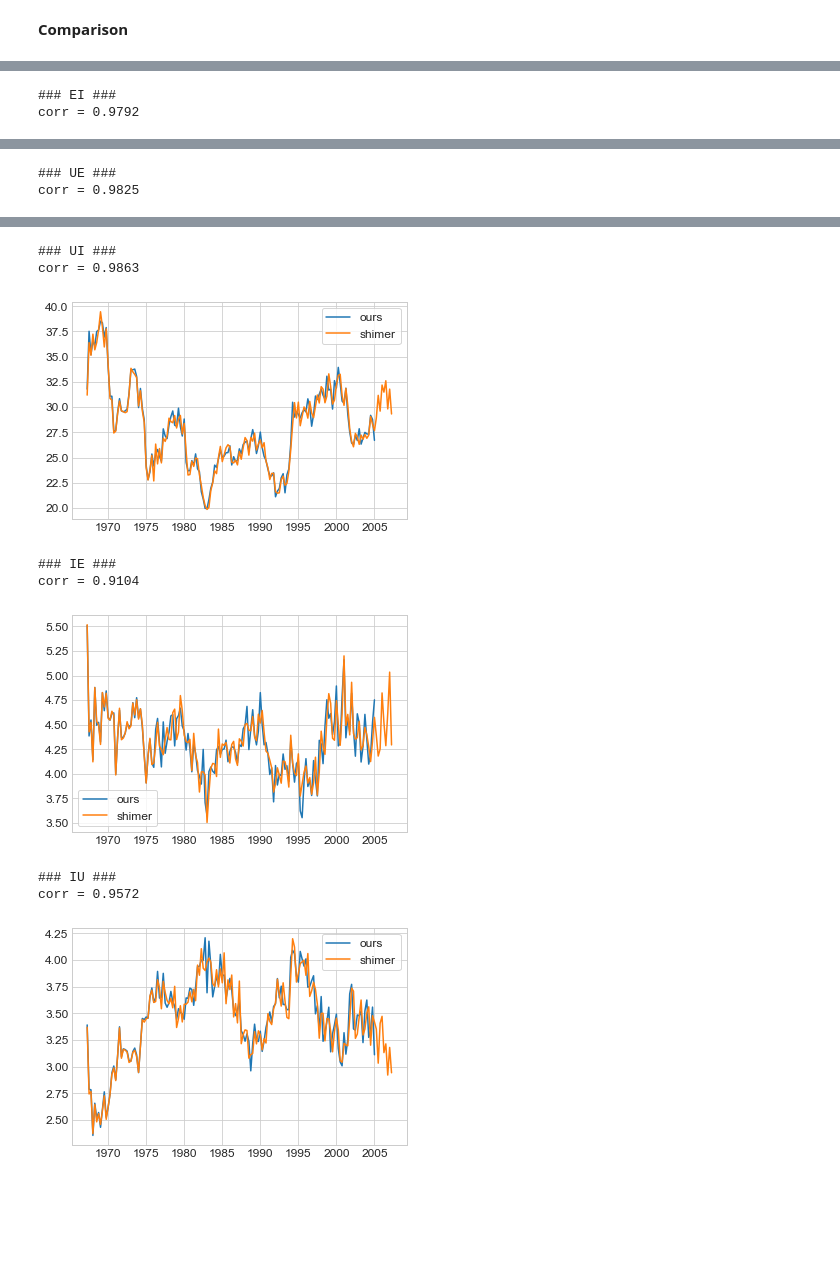
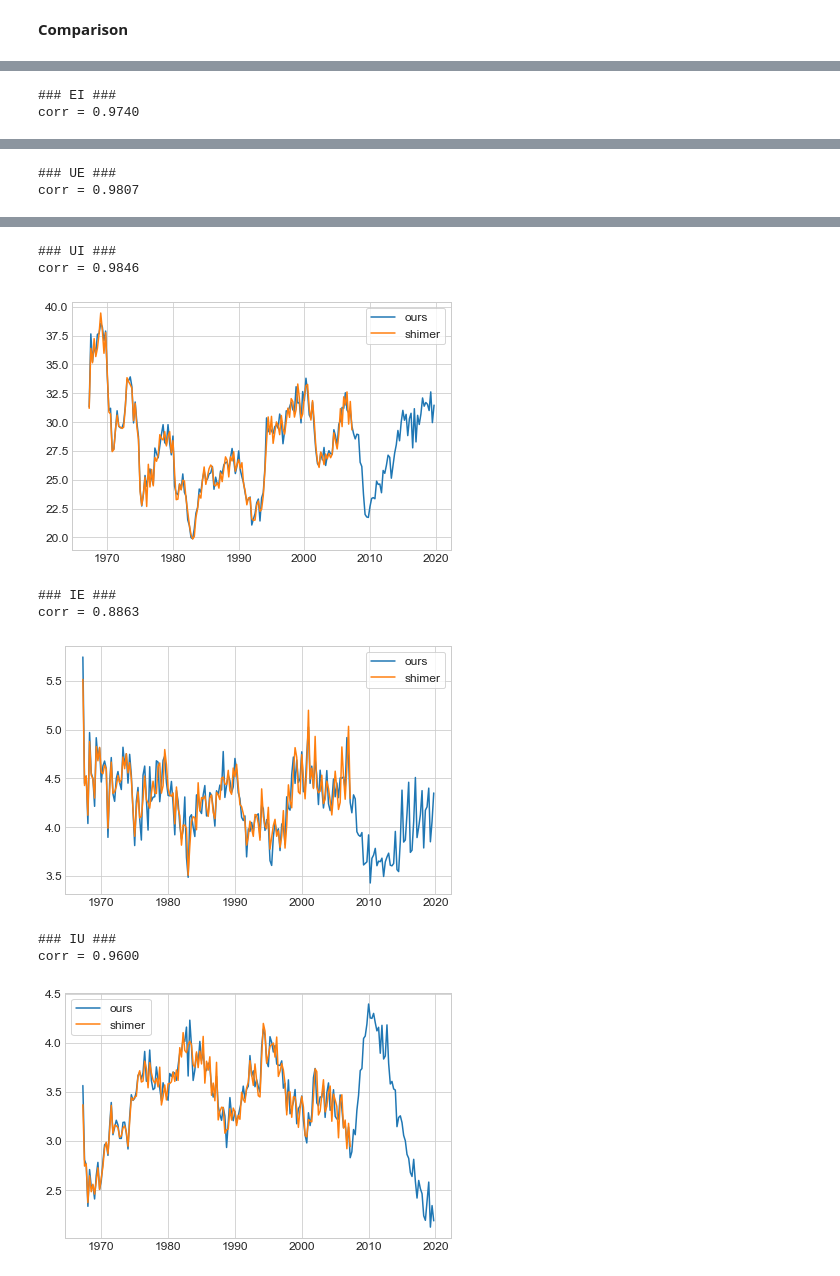
Before and after one commit to JeppeDruedahl/CPS-labor-market-flows, a Jupyter notebook: Main.ipynb, the cells around one changed output, grey strips where cells are left out. Drawn from its saved outputs; the diff is of its cells as text; code cells hidden in the pictures; blank space fills up the shorter version.

Commit message:
Data until 2019-12

```diff
--- a/Main.ipynb
+++ b/Main.ipynb
@@ -25,9 +26,9 @@ if not os.path.isdir('data'): os.mkdir('data')
 **Setings:**
 # %%
 # a. CPS settings
-DO_CPS = False # download anything?
-CPS_END_YEAR = 2005 # last year to download
-CPS_END_MONTH = 1 # last month to download
+DO_CPS = True # download anything?
+CPS_END_YEAR = 2019 # last year to download
+CPS_END_MONTH = 12 # last month to download
 
 # b. stata
 DO_RUN_STATA = True # run stata
@@ -229,0 +300,13 @@ with open('Q.p','wb') as f:
+# %%
+for k,v in Q_data.items():
+
+    print(f'### {k} ###')
+
+    fig = plt.figure(figsize=(6,6/1.5))
+    ax = fig.add_subplot(1,1,1)
+    ax.plot(v)
+    ax.plot(v.rolling(3).mean())
+    plt.show()
+
+    fig.tight_layout()
+    fig.savefig(f'results/data_{k}.pdf')
@@ -285,10 +382,11 @@ for varname in varnames:
 
     ax.legend(frameon=True)
 
-    I = y_ours.notna()
-    corr = np.corrcoef(y_ours[I],y_shimer[y_ours[I].index])[0,1]
+    corr = np.corrcoef(y_ours[y_shimer.index],y_shimer)[0,1]
     print(f'corr = {corr:.4f}')
 
+    fig.tight_layout()
+    fig.savefig(f'results/shimer_{varname}.pdf')
     plt.show()
 # %% [output]
 ### EU ###
@@ -297,2 +395,2 @@ corr = 0.9729
 ### EI ###
-corr = 0.9792
+corr = 0.9740
@@ -300,2 +398,2 @@ corr = 0.9792
 ### UE ###
-corr = 0.9825
+corr = 0.9807
@@ -303,9 +401,9 @@ corr = 0.9825
 ### UI ###
-corr = 0.9863
+corr = 0.9846
-[figure, old version]
+[figure, new version]
 ### IE ###
-corr = 0.9104
+corr = 0.8863
-[figure, old version]
+[figure, new version]
 ### IU ###
-corr = 0.9572
+corr = 0.9600
-[figure, old version]
+[figure, new version]
```
Also changed, not shown: parts of 11 cells of this notebook, 21 other files.
